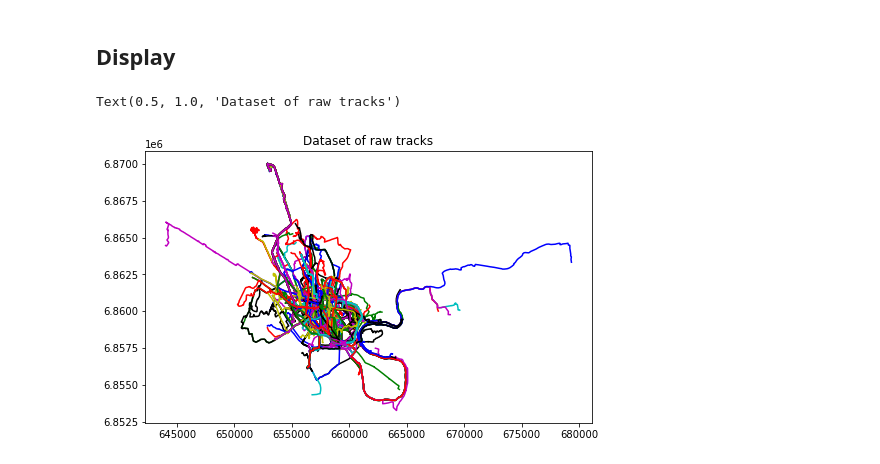
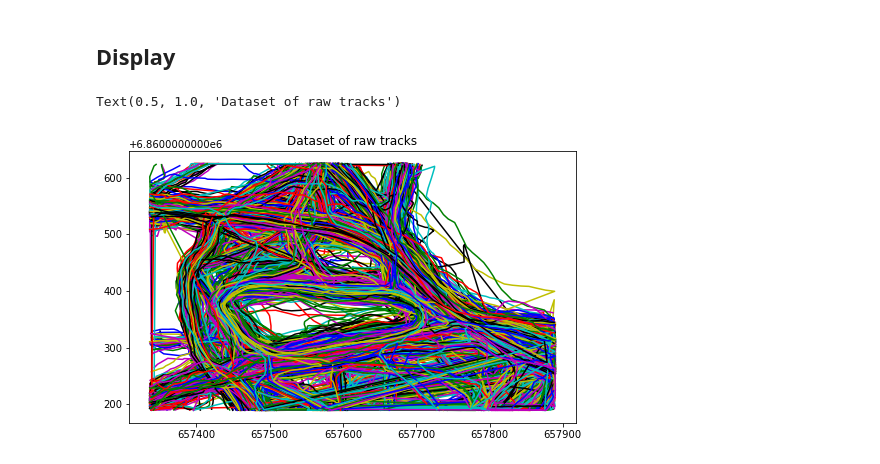
Before and after one commit to umrlastig/tracklib, a Jupyter notebook: doc/source/userguide/UG_LoadGpkg.ipynb, the cells around one changed output. Cells and saved outputs as stored; diff of their text form; code cells hidden in the pictures.

```diff
--- a/doc/source/userguide/UG_LoadGpkg.ipynb
+++ b/doc/source/userguide/UG_LoadGpkg.ipynb
@@ -86,20 +70,13 @@ with fiona.open(chemin, layer='Bois de Vincenne') as layer:
 
             activity = prop['activity']
             if activity == 'walking' or activity == 'running':
+                # on ajoute la trace
+                collection.addTrack(trace)
+                cpt += 1
+                if cpt%1200 == 0:
+                    print (cpt)
 
-                # on filtre dans la zone rectangle
-                selections = c1.select(tkl.TrackCollection([trace]))
-
-                # Si le filtrage a retourné au moins 1 trace
-                if selections.size() > 0:
-                    # on ajoute la trace sur-échantillonnée à la collection
-                    collection.addTrack(trace)
-
-                    cpt += 1
-                    if cpt%1000 == 0:
-                        print (cpt)
-
-        if cpt > 1500:
+        if cpt > 10000:
             break
 
 print ("Nb traces:", collection.size()) # 8654
@@ -108,0 +99,10 @@ Nb traces: 1500
+# %%
+xMin = 657336
+yMin = 6860189
+xMax = 657890
+yMax = 6860625
+
+ll = tkl.ENUCoords(xMin, yMin)
+ur = tkl.ENUCoords(xMax, yMax)
+bbox = tkl.Rectangle(ll, ur)
+constraintBBox = tkl.Constraint(shape = bbox, mode = tkl.MODE_INSIDE, type=tkl.TYPE_CUT_AND_SELECT)
@@ -108,0 +111,3 @@ Nb traces: 1500
+# %%
+lakeCollection = constraintBBox.select(collection)
+print ('Number of tracks near the lake: ' + str(lakeCollection.size()))
@@ -117,8 +124,8 @@ tkl.TrackWriter.writeToFiles(collection, csvpath, ext='csv', id_E=0,id_N=1,id_U=
 ## Display
 # %%
 plt.figure(figsize=(8, 5))
-collection.plot()
+lakeCollection.plot()
 plt.title('Dataset of raw tracks')
 # %% [output]
 Text(0.5, 1.0, 'Dataset of raw tracks')
-[figure, old version]
+[figure, new version]
```
Also changed, not shown: parts of 7 cells of this notebook.
